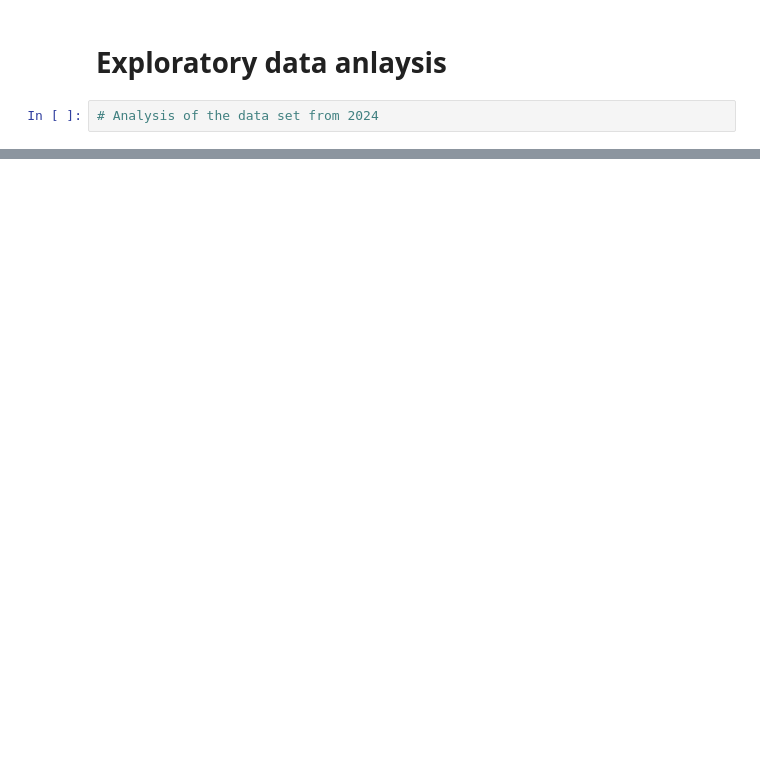
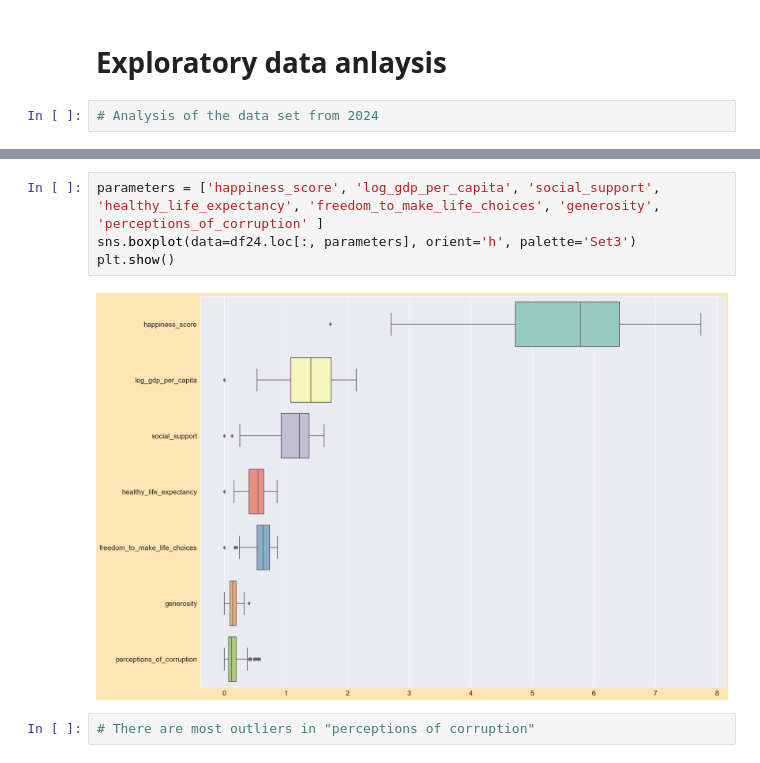
Before and after one commit to ErikBusk/Happiness_v2, a Jupyter notebook: Happniess data analysis.ipynb, the cells around one changed output, grey strips where cells are left out. Saved outputs shown, nothing was run; the diff lists cells and outputs as text; blank space fills up the shorter version.

```diff
--- a/Happniess data analysis.ipynb
+++ b/Happniess data analysis.ipynb
@@ -214,0 +233,8 @@ df24.describe()
+# %%
+parameters = ['happiness_score', 'log_gdp_per_capita', 'social_support', 'healthy_life_expectancy', 'freedom_to_make_life_choices', 'generosity', 'perceptions_of_corruption' ]
+sns.boxplot(data=df24.loc[:, parameters], orient='h', palette='Set3')
+plt.show()
+# %% [output]
+[figure, added]
+# %%
+# There are most outliers in "perceptions of corruption"
```
Also changed, not shown: parts of 13 cells of this notebook.
